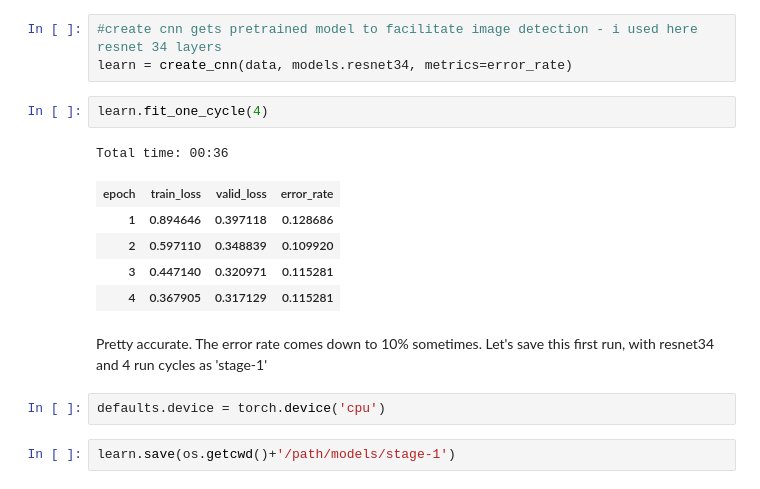
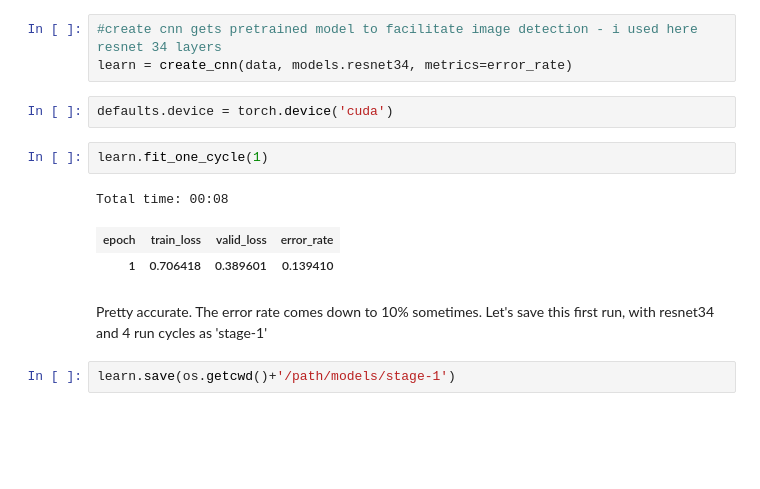
Before and after one commit to fernandeslouro/classic-cars-classifier, a Jupyter notebook: classic-cars-classifier.ipynb, the cells around one changed output. Drawn from its saved outputs; the diff is of its cells as text; blank space fills up the shorter version.

```diff
--- a/classic-cars-classifier.ipynb
+++ b/classic-cars-classifier.ipynb
@@ -212,19 +212,16 @@ data.classes, data.c, len(data.train_ds), len(data.valid_ds)
 # %%
 #create cnn gets pretrained model to facilitate image detection - i used here resnet 34 layers
 learn = create_cnn(data, models.resnet34, metrics=error_rate)
+# %%
+defaults.device = torch.device('cuda')
 # %%
-learn.fit_one_cycle(4)
+learn.fit_one_cycle(1)
 # %% [output]
-Total time: 00:36
+Total time: 00:08
 | epoch | train_loss | valid_loss | error_rate |
-| 1 | 0.894646 | 0.397118 | 0.128686 |
-| 2 | 0.597110 | 0.348839 | 0.109920 |
-| 3 | 0.447140 | 0.320971 | 0.115281 |
-| 4 | 0.367905 | 0.317129 | 0.115281 |
+| 1 | 0.706418 | 0.389601 | 0.139410 |
 # %% [markdown]
 Pretty accurate. The error rate comes down to 10% sometimes. Let's save this first run, with resnet34 and 4 run cycles as 'stage-1'
-# %%
-defaults.device = torch.device('cpu')
 # %%
 learn.save(os.getcwd()+'/path/models/stage-1')
 # %% [markdown]
```
